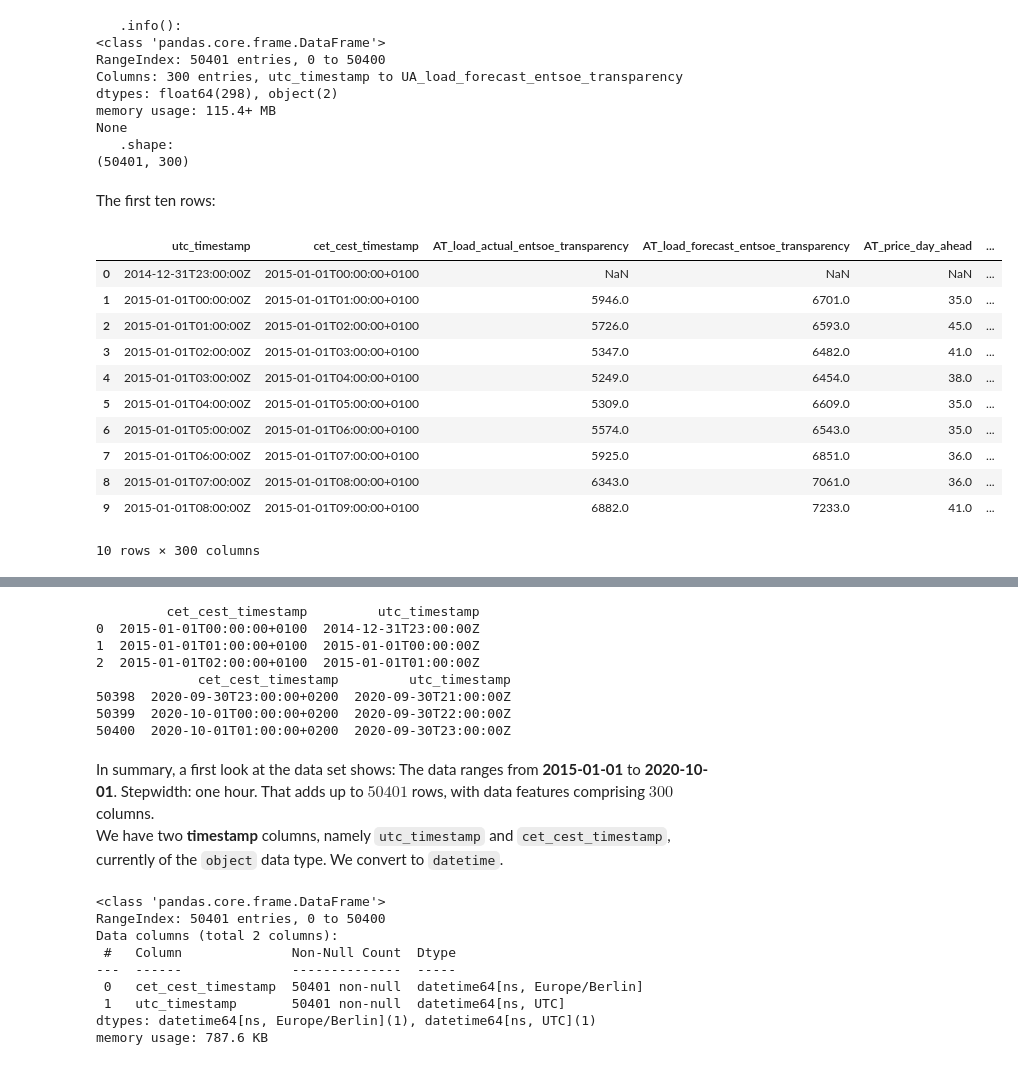
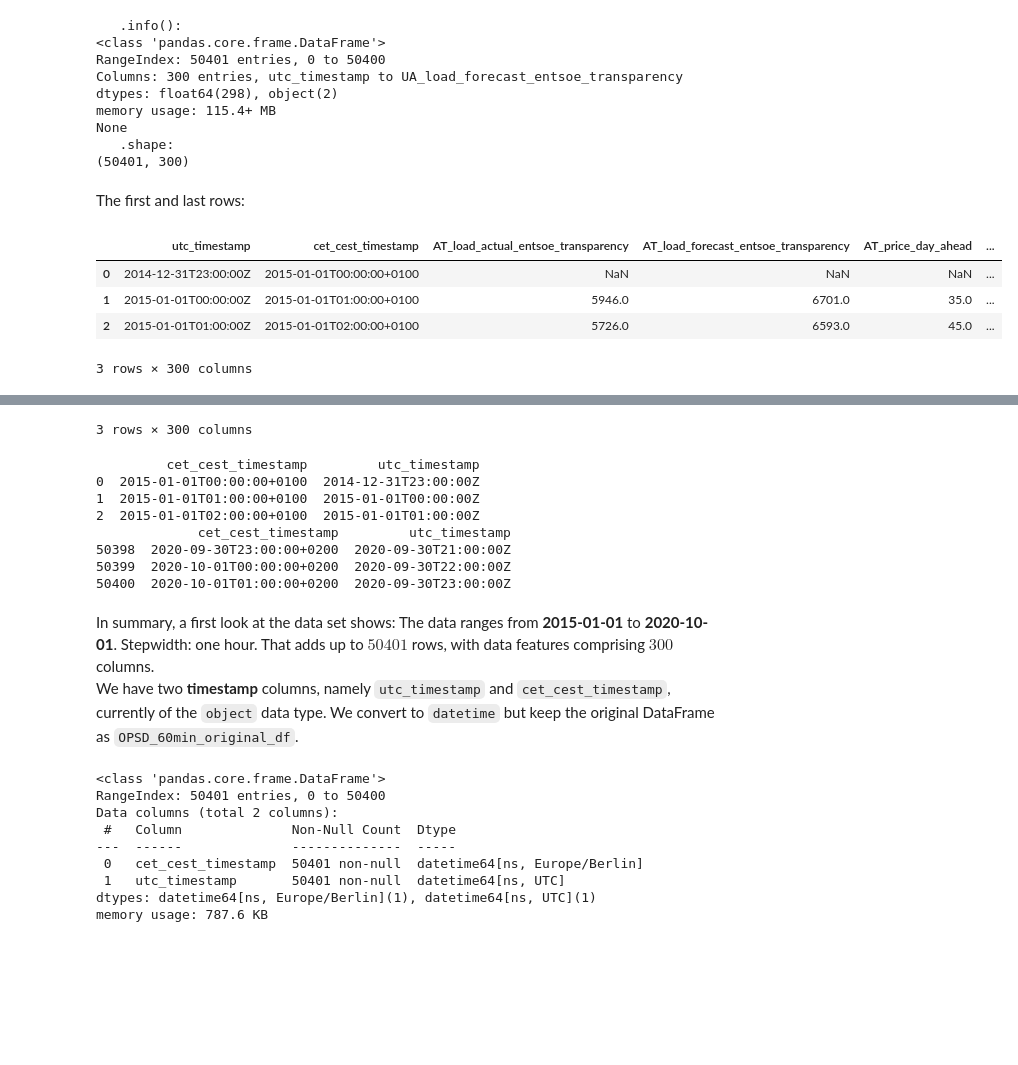
Before and after one commit to F-Skorz/electricity-demand-project, a Jupyter notebook: notebooks/01_OPSD_EDA.ipynb, the cells around one changed output, grey strips where cells are left out. Saved outputs shown, nothing was run; the diff lists cells and outputs as text; code cells hidden in the pictures; blank space fills up the shorter version.

```diff
--- a/notebooks/01_OPSD_EDA.ipynb
+++ b/notebooks/01_OPSD_EDA.ipynb
@@ -70,19 +67,13 @@ None
    .shape:
 (50401, 300)
 # %% [markdown]
-The first ten rows:
+The first and last rows:
 # %%
-OPSD_60min_df.head(10)
+display(OPSD_60min_df.head(3))
+display(OPSD_60min_df.tail(3))
 # %% [output]
 |  | utc_timestamp | cet_cest_timestamp | AT_load_actual_entsoe_transparency | AT_load_forecast_entsoe_transparency | AT_price_day_ahead | ... |
 | 0 | 2014-12-31T23:00:00Z | 2015-01-01T00:00:00+0100 | NaN | NaN | NaN | ... |
 | 1 | 2015-01-01T00:00:00Z | 2015-01-01T01:00:00+0100 | 5946.0 | 6701.0 | 35.0 | ... |
 | 2 | 2015-01-01T01:00:00Z | 2015-01-01T02:00:00+0100 | 5726.0 | 6593.0 | 45.0 | ... |
-| 3 | 2015-01-01T02:00:00Z | 2015-01-01T03:00:00+0100 | 5347.0 | 6482.0 | 41.0 | ... |
-| 4 | 2015-01-01T03:00:00Z | 2015-01-01T04:00:00+0100 | 5249.0 | 6454.0 | 38.0 | ... |
-| 5 | 2015-01-01T04:00:00Z | 2015-01-01T05:00:00+0100 | 5309.0 | 6609.0 | 35.0 | ... |
-| 6 | 2015-01-01T05:00:00Z | 2015-01-01T06:00:00+0100 | 5574.0 | 6543.0 | 35.0 | ... |
-| 7 | 2015-01-01T06:00:00Z | 2015-01-01T07:00:00+0100 | 5925.0 | 6851.0 | 36.0 | ... |
-| 8 | 2015-01-01T07:00:00Z | 2015-01-01T08:00:00+0100 | 6343.0 | 7061.0 | 36.0 | ... |
-| 9 | 2015-01-01T08:00:00Z | 2015-01-01T09:00:00+0100 | 6882.0 | 7233.0 | 41.0 | ... |
-10 rows × 300 columns
+3 rows × 300 columns
@@ -89,3 +84,4 @@ OPSD_60min_df.head(10)
+3 rows × 300 columns
 # %%
 print(OPSD_60min_df[["cet_cest_timestamp", "utc_timestamp"]].head(3))
 print(OPSD_60min_df[["cet_cest_timestamp", "utc_timestamp"]].tail(3))
@@ -100,4 +96,4 @@ print(OPSD_60min_df[["cet_cest_timestamp", "utc_timestamp"]].tail(3))
 50400  2020-10-01T01:00:00+0200  2020-09-30T23:00:00Z
 # %% [markdown]
 In summary, a first look at the data set shows: The data ranges from **2015-01-01** to **2020-10-01**. Stepwidth: one hour.  That adds up to $50 401$ rows, with data features comprising $300$ columns.
-We have two  **timestamp** columns, namely `utc_timestamp` and `cet_cest_timestamp`, currently of the `object` data type. We convert to `datetime`.
+We have two  **timestamp** columns, namely `utc_timestamp` and `cet_cest_timestamp`, currently of the `object` data type. We convert to `datetime` but keep the original DataFrame as   `OPSD_60min_original_df`.
```
Also changed, not shown: parts of 29 cells of this notebook, 2 other files.
